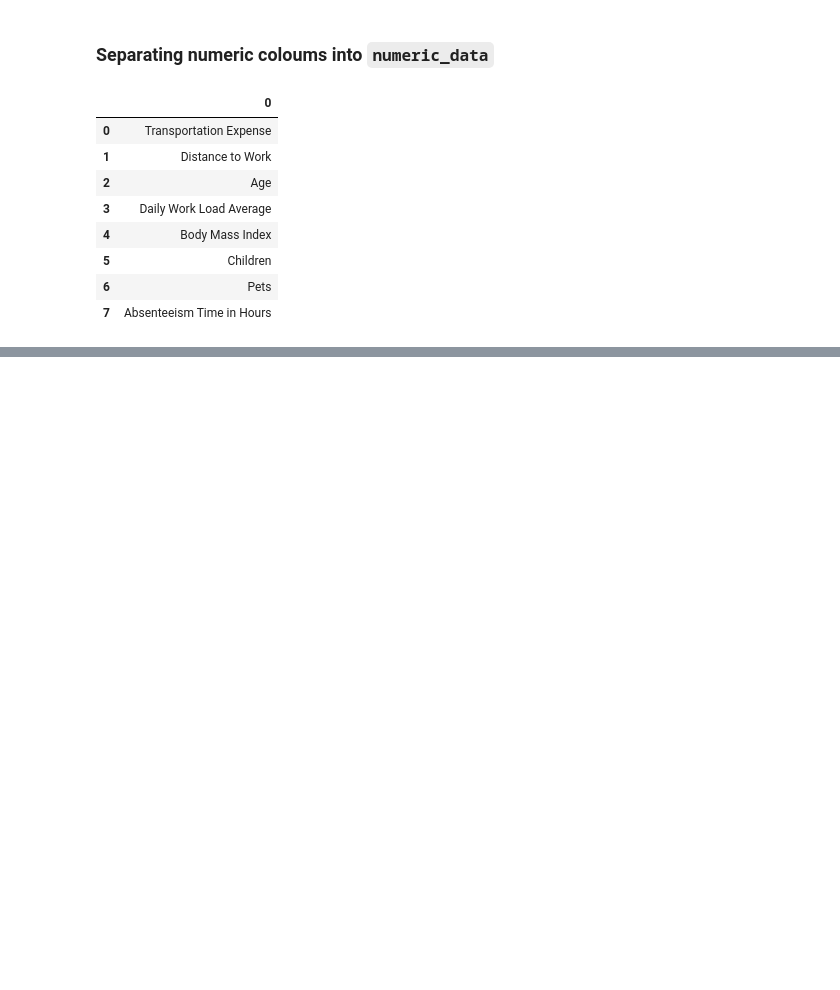
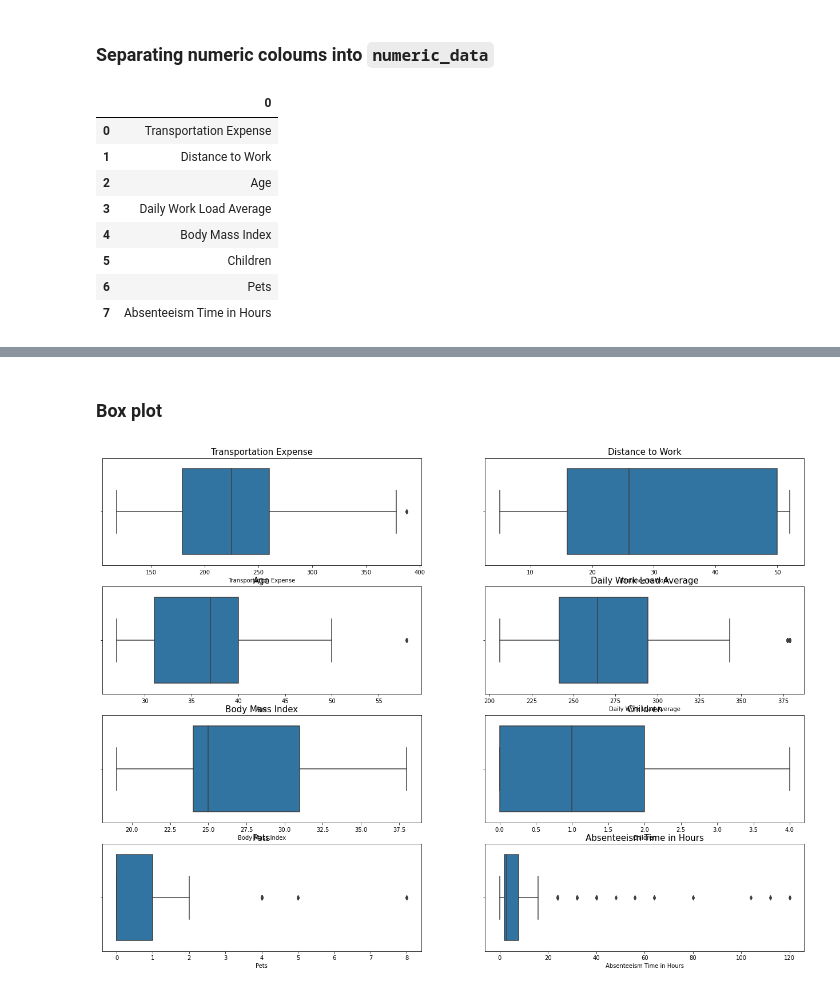
Before and after one commit to vivekkum-ar/Employee-Absenteesim-Case-Study, a Jupyter notebook: Employee-Absenteesim-Case-Study.ipynb, the cells around one changed output, grey strips where cells are left out. Saved outputs shown, nothing was run; the diff lists cells and outputs as text; code cells hidden in the pictures; blank space fills up the shorter version.

Commit message:
Exploring data w/ Histplot & Boxplot

```diff
--- a/Employee-Absenteesim-Case-Study.ipynb
+++ b/Employee-Absenteesim-Case-Study.ipynb
@@ -169,0 +183,13 @@ pd.DataFrame(numeric_list)
+# %% [markdown]
+### Box plot
+# %%
+plt.figure(figsize=(22,20))
+a = 1
+for i in numeric_list:
+    plt.subplot(5,2,a)
+    plt.title(i,fontsize=15)
+    sns.boxplot(df[i])
+    a+=1
+#     plt.tight_layout(h_pad=4)
+# %% [output]
+[figure, added]
```
Also changed, not shown: parts of 2 cells of this notebook.
